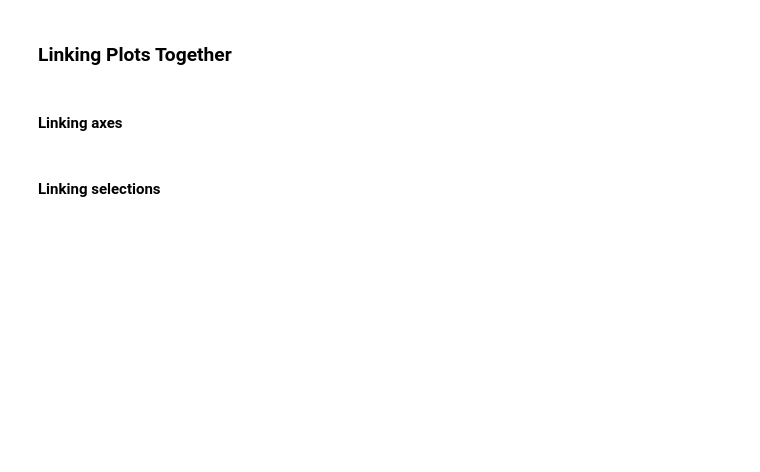
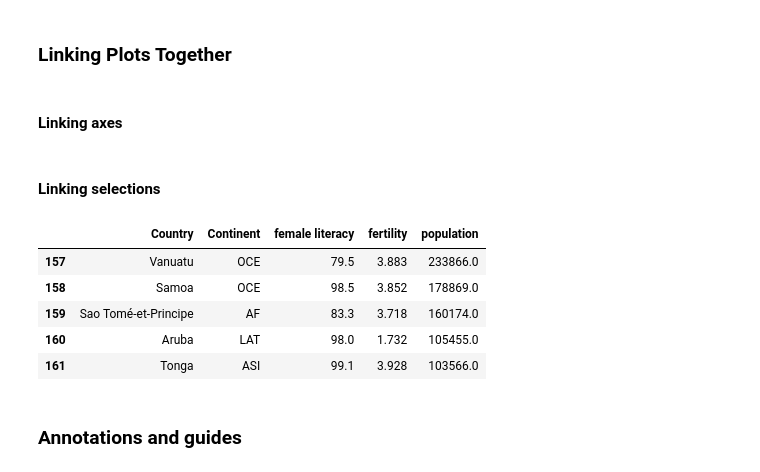
Before and after one commit to MikSm1th/datacamp_notes, a Jupyter notebook: data_visualization_with_bokeh/layouts_interactions_and_annotations.ipynb, the cells around one changed output. Saved outputs shown, nothing was run; the diff lists cells and outputs as text; code cells hidden in the pictures; blank space fills up the shorter version.

```diff
--- a/data_visualization_with_bokeh/layouts_interactions_and_annotations.ipynb
+++ b/data_visualization_with_bokeh/layouts_interactions_and_annotations.ipynb
@@ -418,8 +418,16 @@ show(layout)
 # %%
-df = pd.read_csv('literacy_birth_rate.csv')
+df = pd.read_csv('literacy_birth_rate.csv', skipfooter = 20)
 # female_literacy = np.array(df['female literacy'][:161]).astype('float')
 # fertility = np.array(df['fertility'][:161]).astype('float')
 # population = np.array(df['population'][:161]).astype('float')
+df.tail()
+# %% [output]
+|  | Country | Continent | female literacy | fertility | population |
+| 157 | Vanuatu | OCE | 79.5 | 3.883 | 233866.0 |
+| 158 | Samoa | OCE | 98.5 | 3.852 | 178869.0 |
+| 159 | Sao Tomé-et-Principe | AF | 83.3 | 3.718 | 160174.0 |
+| 160 | Aruba | LAT | 98.0 | 1.732 | 105455.0 |
+| 161 | Tonga | ASI | 99.1 | 3.928 | 103566.0 |
 # %%
 # Create ColumnDataSource: source
 source = ColumnDataSource(df)
@@ -446,0 +455,2 @@ show(layout)
+# %% [markdown]
+### Annotations and guides
```
Also changed, not shown: parts of 15 cells of this notebook, 16 other files.
